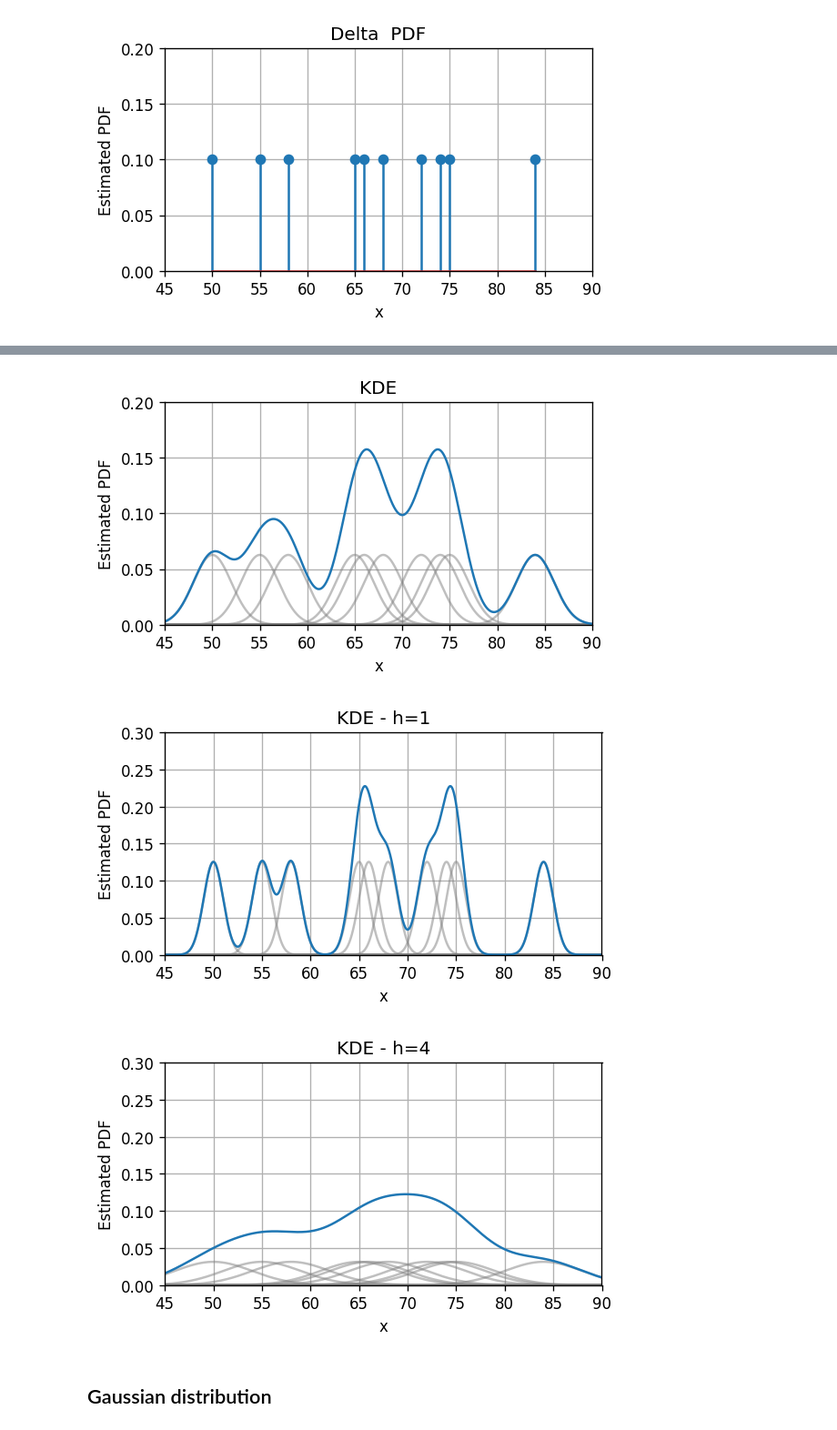
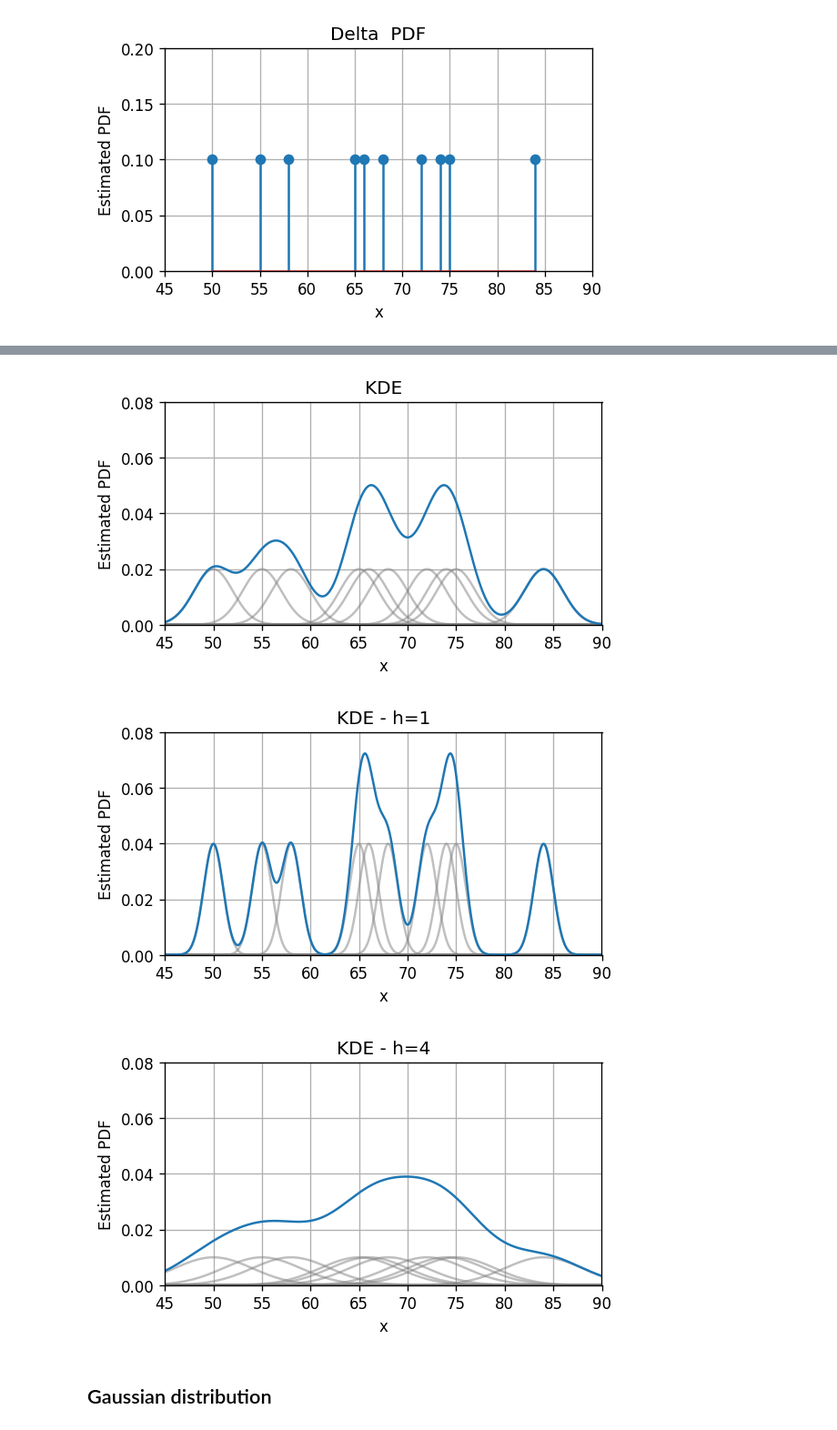
Before and after one commit to technion046195/technion046195, a Jupyter notebook: content/lecture05/code.ipynb, the cells around one changed output, grey strips where cells are left out. Shown at 91% size. Saved outputs shown, nothing was run; the diff lists cells and outputs as text; code cells hidden in the pictures.

```diff
--- a/content/lecture05/code.ipynb
+++ b/content/lecture05/code.ipynb
@@ -120,7 +120,7 @@ fig.savefig('./output/drive_time_delta_pdf.png', dpi=240)
 # %% [output]
 [figure]
 # %%
-kernel = lambda x: 1 / (2 / np.pi) ** 0.5 * np.exp(-x ** 2 / 2)
+kernel = lambda x: 1 / (2 * np.pi) ** 0.5 * np.exp(-x ** 2 / 2)
 
 h = 2
 
@@ -131,7 +131,7 @@ for x0 in x:
 ax.set_title('Deltas -> Gaussians')
 ax.set_xlabel('x')
 ax.set_xlim(45, 90)
-ax.set_ylim(0, 0.2)
+ax.set_ylim(0, 0.08)
 plt.tight_layout()
 fig.savefig('./output/drive_time_kernels.png', dpi=240)
 # %% [output]
@@ -139,5 +139,5 @@ fig.savefig('./output/drive_time_kernels.png', dpi=240)
 # %%
-kernel = lambda x: 1 / (2 / np.pi) ** 0.5 * np.exp(-x ** 2 / 2)
+kernel = lambda x: 1 / (2 * np.pi) ** 0.5 * np.exp(-x ** 2 / 2)
 
 h = 2
 
@@ -152,13 +152,13 @@ ax.set_title('KDE')
 ax.set_xlabel('x')
 ax.set_ylabel('Estimated PDF')
 ax.set_xlim(45, 90)
-ax.set_ylim(0, 0.2)
+ax.set_ylim(0, 0.08)
 plt.tight_layout()
 fig.savefig('./output/drive_time_kde.png', dpi=240)
 # %% [output]
-[figure, old version]
+[figure, new version]
 # %%
-kernel = lambda x: 1 / (2 / np.pi) ** 0.5 * np.exp(-x ** 2 / 2)
+kernel = lambda x: 1 / (2 * np.pi) ** 0.5 * np.exp(-x ** 2 / 2)
 
 h = 1
 
@@ -173,32 +173,32 @@ ax.set_title('KDE - h=1')
 ax.set_xlabel('x')
 ax.set_ylabel('Estimated PDF')
 ax.set_xlim(45, 90)
-ax.set_ylim(0, 0.3)
+ax.set_ylim(0, 0.08)
 plt.tight_layout()
 fig.savefig('./output/drive_time_kde_h_1.png', dpi=240)
 # %% [output]
-[figure, old version]
+[figure, new version]
 # %%
-kernel = lambda x: 1 / (2 / np.pi) ** 0.5 * np.exp(-x ** 2 / 2)
+kernel = lambda x: 1 / (2 * np.pi) ** 0.5 * np.exp(-x ** 2 / 2)
 
 h = 4
 
 pdf = np.zeros_like(x_grid)
 fig, ax = plt.subplots(figsize=(5, 3))
 for x0 in x:
     sub_pdf = 1 / h * kernel((x_grid - x0) / h) / x.shape[0]
     ax.plot(x_grid, sub_pdf, color='gray', alpha=0.5)
     pdf += sub_pdf
 ax.plot(x_grid, pdf)
 ax.set_title('KDE - h=4')
 ax.set_xlabel('x')
 ax.set_ylabel('Estimated PDF')
 ax.set_xlim(45, 90)
-ax.set_ylim(0, 0.3)
+ax.set_ylim(0, 0.08)
 plt.tight_layout()
 fig.savefig('./output/drive_time_kde_h_4.png', dpi=240)
 # %% [output]
-[figure, old version]
+[figure, new version]
 # %% [markdown]
 ## Gaussian distribution
 # %%
```
Also changed, not shown: parts of 9 cells of this notebook, 15 other files.
